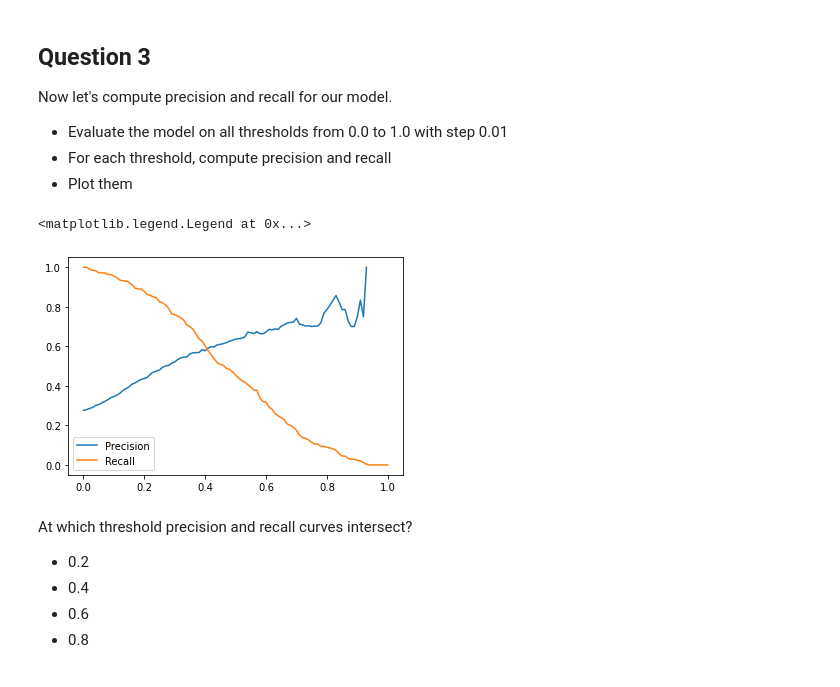
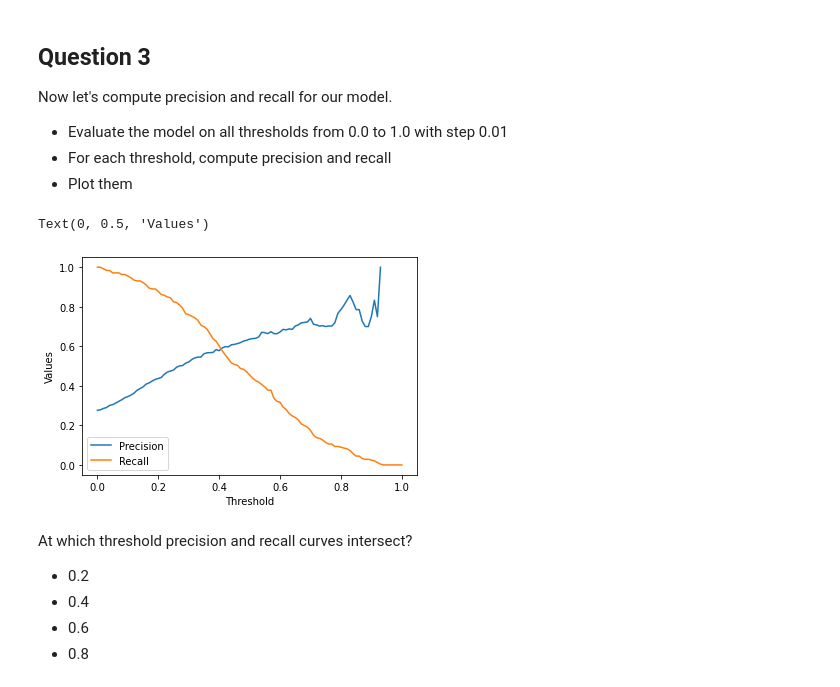
Before and after one commit to CemKeskin84/ML-Zoomcamp, a Jupyter notebook: Assignment4/assignment4.ipynb, the cells around one changed output. Drawn from its saved outputs; the diff is of its cells as text; code cells hidden in the pictures.

```diff
--- a/Assignment4/assignment4.ipynb
+++ b/Assignment4/assignment4.ipynb
@@ -269,0 +320,14 @@ decision = (y_pred >= 0.5)
+# %%
+# Check the treshold alternatives:
+
+from sklearn.metrics import accuracy_score
+thresholds = np.linspace(0, 1, 11) #A
+results = {}
+for t in thresholds: #B
+    dec = y_pred >= t #C
+    acc = accuracy_score(y_val, dec) #C
+    results[t] = acc
+    print(f"The accuracy for treshold={round(t,2)} is: {round(acc, 4)}")
+
+best = sorted(results.items(), key=lambda x: x[1], reverse=True)[0][0]
+print(f"The threshold with the highest accuracy is: {best}")
@@ -314,13 +392,15 @@ for t in thresholds:
 # %%
 columns = ['threshold', 'Precision', 'Recall']
 df_scores = pd.DataFrame(scores, columns=columns)
 
 plt.plot(df_scores.threshold, df_scores['Precision'], label='Precision')
 plt.plot(df_scores.threshold, df_scores['Recall'], label='Recall')
 plt.legend()
+plt.xlabel('Threshold')
+plt.ylabel('Values')
 # %% [output]
-<matplotlib.legend.Legend at 0x...>
+Text(0, 0.5, 'Values')
-[figure, old version]
+[figure, new version]
 # %% [markdown]
 At which threshold precision and recall curves intersect?
 
```
Also changed, not shown: parts of 13 cells of this notebook.
